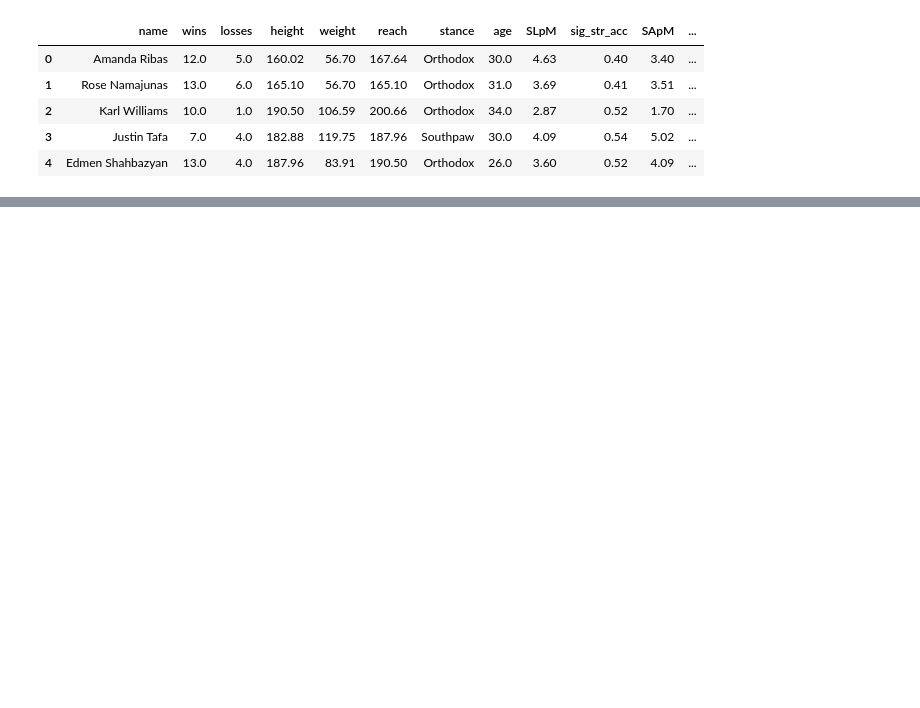
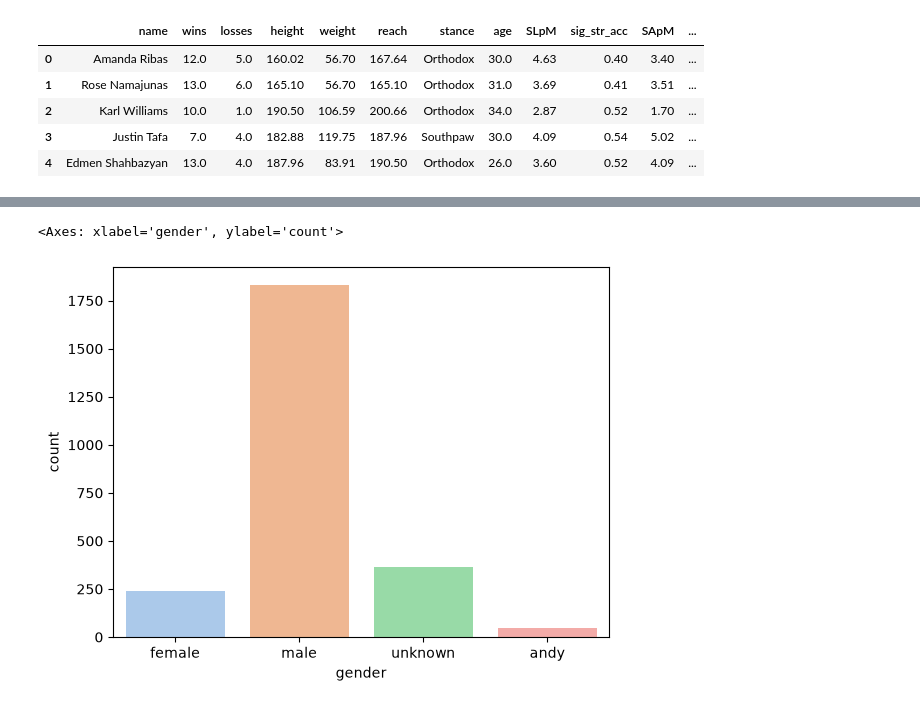
Before and after one commit to strait593/UFC-Prediction-Model, a Jupyter notebook: src/ufc_pred_model/fighters_stats_analysis.ipynb, the cells around one changed output, grey strips where cells are left out. Saved outputs shown, nothing was run; the diff lists cells and outputs as text; code cells hidden in the pictures; blank space fills up the shorter version.

Commit message:
Done with data cleaning

```diff
--- a/src/ufc_pred_model/fighters_stats_analysis.ipynb
+++ b/src/ufc_pred_model/fighters_stats_analysis.ipynb
@@ -8,9 +8,9 @@ from config import DATA_PATHS
 PROJECT_ROOT = Path.cwd().resolve()
 sys.path.insert(0, str(PROJECT_ROOT))
 
-ft_stats = pd.read_csv(DATA_PATHS["stats_dir"] / "fighter_stats.csv")
+df = pd.read_csv(DATA_PATHS["stats_dir"] / "fighter_stats.csv")
 
-ft_stats.head()
+df.head()
 # %% [output]
 |  | name | wins | losses | height | weight | reach | stance | age | SLpM | sig_str_acc | SApM | ... |
 | 0 | Amanda Ribas | 12.0 | 5.0 | 160.02 | 56.70 | 167.64 | Orthodox | 30.0 | 4.63 | 0.40 | 3.40 | ... |
@@ -32,0 +82,5 @@ ft_stats.describe()
+# %%
+for val in df["stance"]:
+    df["stance"] = df["stance"].fillna("Missing")
+
+df['stance']
@@ -85,0 +136,19 @@ sns.boxplot(ft_stats["reach"])
+# %%
+# now join genders with fighter stats
+# use a separate library called gender-guesser
+from gender_guesser.detector import Detector
+d = Detector()
+
+names = df['name']
+genders = []
+
+for name in names:
+    if pd.isna(name):
+        pred = 'unknown'
+    else:
+        first_name = str(name).split()[0].capitalize()
+        pred = d.get_gender(first_name)
+    genders.append(pred)
+
+df['gender'] = pd.Series(genders, index=df.index)
+df[['name', 'gender']].head()
@@ -85,0 +162,19 @@ sns.boxplot(ft_stats["reach"])
+# %%
+# Normalize gender-guesser categories while preserving unknown values
+gender_map = {
+    "mostly_male": "male",
+    "mostly_female": "female",
+}
+
+df["gender"] = df["gender"].replace(gender_map)
+
+sns.countplot(
+    data=df,
+    x="gender",
+    hue="gender",
+    palette="pastel",
+    legend=False,
+)
+# %% [output]
+<Axes: xlabel='gender', ylabel='count'>
+[figure, added]
```
Also changed, not shown: parts of 21 cells of this notebook, 4 other files.
